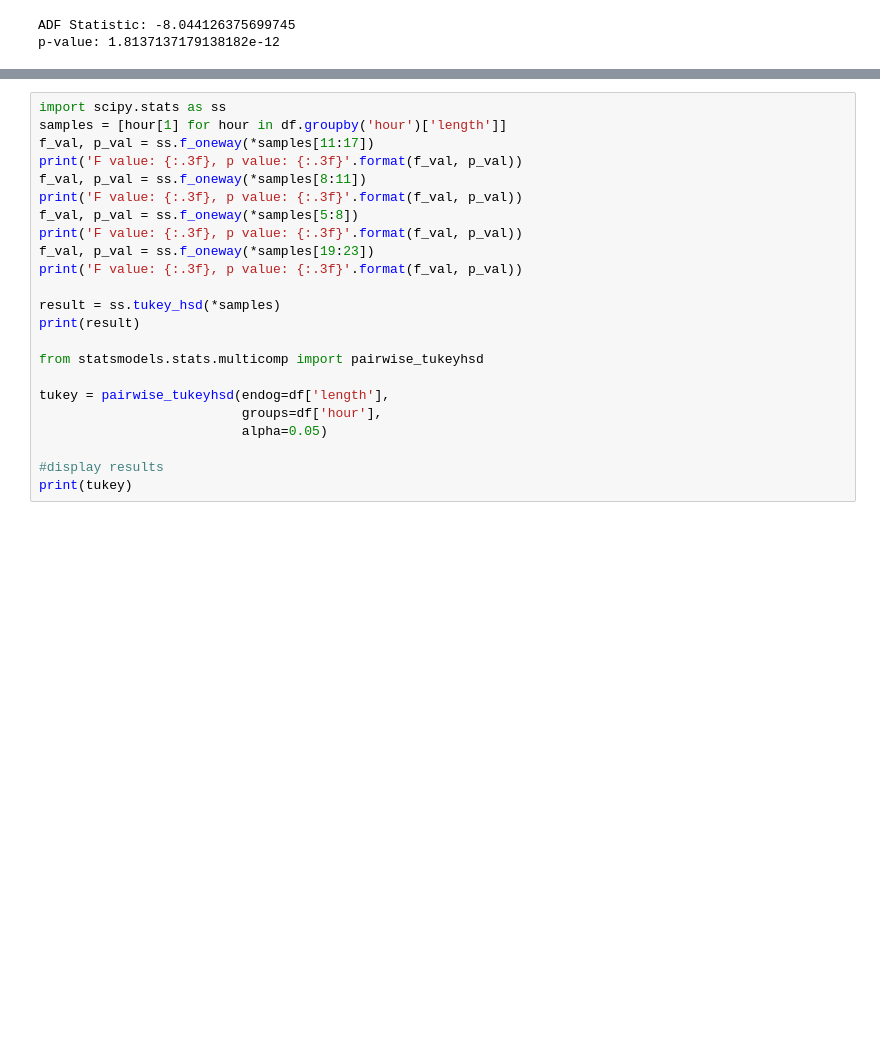
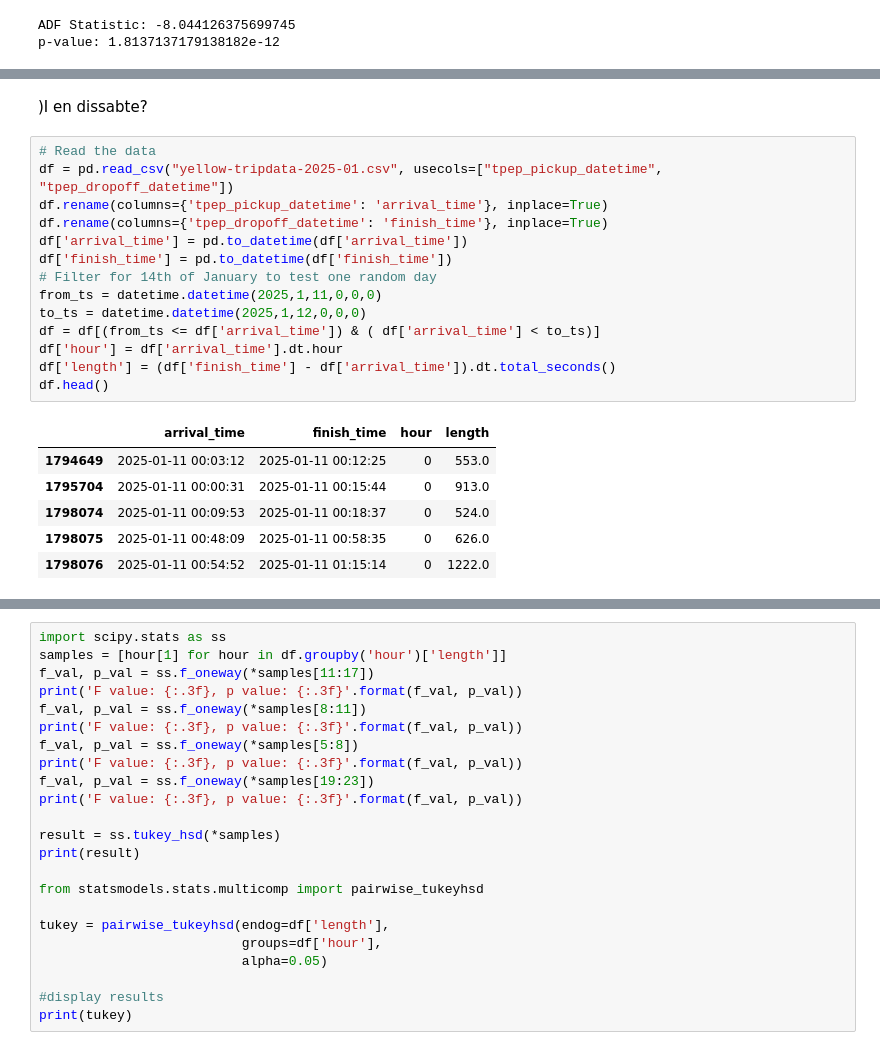
Before and after one commit to JaumeFigueras/simulacio, a Jupyter notebook: estadistica/iid/estacionaritat.ipynb, the cells around one changed output, grey strips where cells are left out. Saved outputs shown, nothing was run; the diff lists cells and outputs as text; blank space fills up the shorter version.

```diff
--- a/estadistica/iid/estacionaritat.ipynb
+++ b/estadistica/iid/estacionaritat.ipynb
@@ -168,0 +233,23 @@ plt.grid()
+# %% [markdown]
+)I en dissabte?
+# %%
+# Read the data
+df = pd.read_csv("yellow-tripdata-2025-01.csv", usecols=["tpep_pickup_datetime", "tpep_dropoff_datetime"])
+df.rename(columns={'tpep_pickup_datetime': 'arrival_time'}, inplace=True)
+df.rename(columns={'tpep_dropoff_datetime': 'finish_time'}, inplace=True)
+df['arrival_time'] = pd.to_datetime(df['arrival_time'])
+df['finish_time'] = pd.to_datetime(df['finish_time'])
+# Filter for 14th of January to test one random day
+from_ts = datetime.datetime(2025,1,11,0,0,0)
+to_ts = datetime.datetime(2025,1,12,0,0,0)
+df = df[(from_ts <= df['arrival_time']) & ( df['arrival_time'] < to_ts)]
+df['hour'] = df['arrival_time'].dt.hour
+df['length'] = (df['finish_time'] - df['arrival_time']).dt.total_seconds()
+df.head()
+# %% [output]
+|  | arrival_time | finish_time | hour | length |
+| 1794649 | 2025-01-11 00:03:12 | 2025-01-11 00:12:25 | 0 | 553.0 |
+| 1795704 | 2025-01-11 00:00:31 | 2025-01-11 00:15:44 | 0 | 913.0 |
+| 1798074 | 2025-01-11 00:09:53 | 2025-01-11 00:18:37 | 0 | 524.0 |
+| 1798075 | 2025-01-11 00:48:09 | 2025-01-11 00:58:35 | 0 | 626.0 |
+| 1798076 | 2025-01-11 00:54:52 | 2025-01-11 01:15:14 | 0 | 1222.0 |
```
Also changed, not shown: parts of 9 cells of this notebook.
